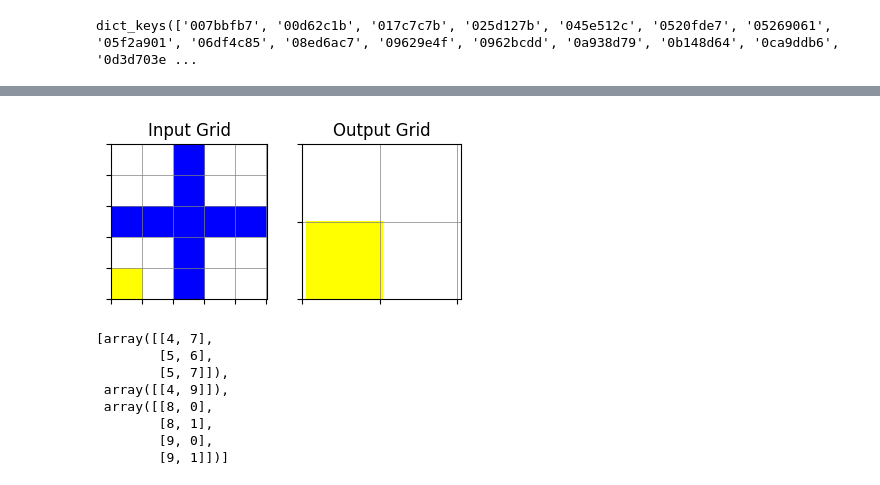
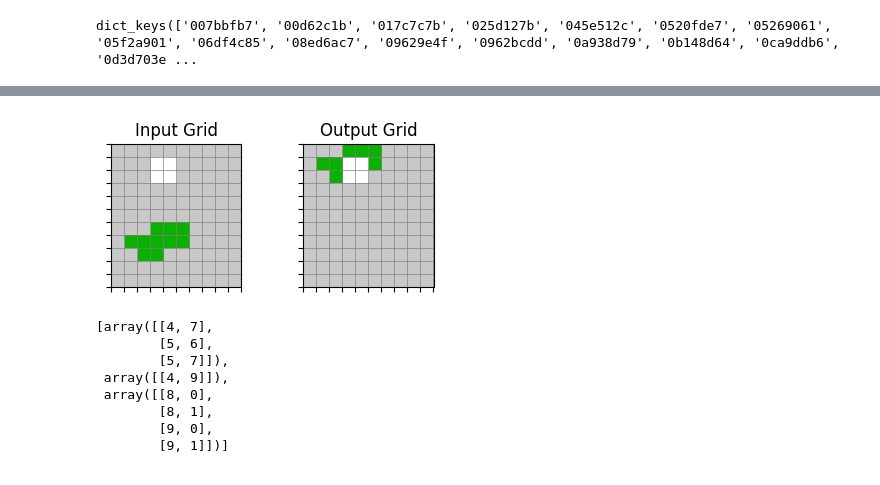
Before and after one commit to christianjensen2903/ARC-Challenge, a Jupyter notebook: preprocessing.ipynb, the cells around one changed output, grey strips where cells are left out. Cells and saved outputs as stored; diff of their text form; code cells hidden in the pictures.

```diff
--- a/preprocessing.ipynb
+++ b/preprocessing.ipynb
@@ -79,24 +79,46 @@ visualize_grids_with_colors(challenges[example_id]['train'])
-# %%
-def transform(grid: np.ndarray) -> np.ndarray:
-    # Divide the grid into 4 squares by a cross
-    rows, cols = grid.shape
-    center_row, center_col = rows // 2, cols // 2
-    top_left = grid[:center_row, :center_col]
-    top_right = grid[:center_row, center_col+1:]
-    bottom_left = grid[center_row+1:, :center_col]
-    bottom_right = grid[center_row+1:, center_col+1:]
-
-    # Find the square with the most other colored cells within its bounds
-    squares = [top_left, top_right, bottom_left, bottom_right]
-    square_counts = [np.sum(np.unique(square, return_counts=True)[1][1:]) for square in squares]
-
-    return squares[np.argmax(square_counts)]
-
-input_grid =np.array(challenges[example_id]['train'][0]['input'])
-transformed_grid = transform(input_grid)
-visualize_grids_with_colors([{'input': input_grid, 'output': transformed_grid}])
-# %% [output]
-[figure, removed]
+# %%
+def transform(grid: np.ndarray) -> np.ndarray:
+    # Copy the grid to preserve the original state when applying transformations
+    output_grid = np.zeros_like(grid)
+
+    # Find positions of white (8) and green (2)
+    white_indices = np.argwhere(grid == 8)
+    green_indices = np.argwhere(grid == 2)
+
+    # Calculate bounding boxes for white and green shapes
+    white_min_row, white_min_col = white_indices.min(axis=0)
+    white_max_row, white_max_col = white_indices.max(axis=0)
+
+    green_min_row, green_min_col = green_indices.min(axis=0)
+    green_max_row, green_max_col = green_indices.max(axis=0)
+
+    # Determine centroid or center position
+    white_center_row = (white_min_row + white_max_row) // 2
+    white_center_col = (white_min_col + white_max_col) // 2
+
+    # Calculate deltas needed for alignment
+    row_delta = white_center_row - (green_min_row + (green_max_row - green_min_row) // 2)
+    col_delta = white_center_col - (green_min_col + (green_max_col - green_min_col) // 2)
+
+    # Move green shape
+    for r, c in green_indices:
+        new_r = r + row_delta
+        new_c = c + col_delta
+        # Ensure the new position is within bounds
+        if 0 <= new_r < grid.shape[0] and 0 <= new_c < grid.shape[1]:
+            output_grid[new_r, new_c] = 2
+
+    # Place unchanged white shape
+    for r, c in white_indices:
+        output_grid[r, c] = 8
+
+    return output_grid
+
+input_grid =np.array(challenges[example_id]['train'][2]['input'])
+transformed_grid = transform(input_grid)
+visualize_grids_with_colors([{'input': input_grid, 'output': transformed_grid}])
+# %% [output]
+[figure, added]
 # %%
 find_contiguous_shapes(input_grid, 6)
 # %% [output]
```
Also changed, not shown: parts of 1 cell of this notebook, 4 other files.
